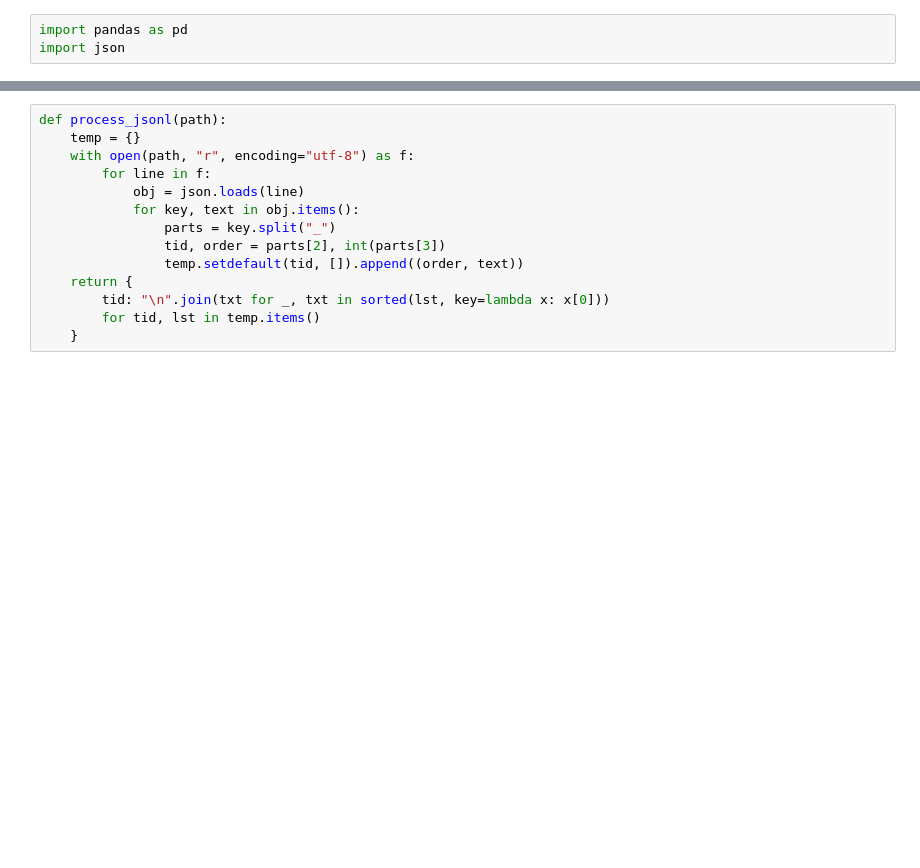
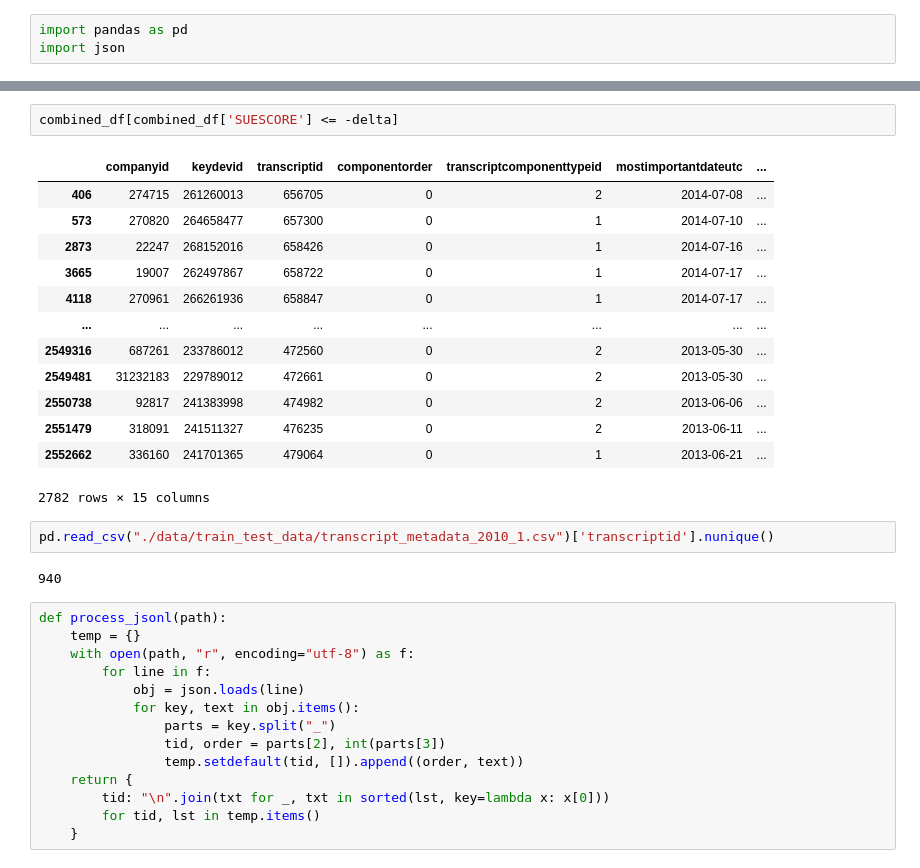
Before and after one commit to Kharasso/surprise_sae, a Jupyter notebook: stats.ipynb, the cells around one changed output, grey strips where cells are left out. Cells and saved outputs as stored; diff of their text form; blank space fills up the shorter version.

```diff
--- a/stats.ipynb
+++ b/stats.ipynb
@@ -4,3 +80,23 @@ import json
+# %%
+combined_df[combined_df['SUESCORE'] <= -delta]
+# %% [output]
+|  | companyid | keydevid | transcriptid | componentorder | transcriptcomponenttypeid | mostimportantdateutc | ... |
+| 406 | 274715 | 261260013 | 656705 | 0 | 2 | 2014-07-08 | ... |
+| 573 | 270820 | 264658477 | 657300 | 0 | 1 | 2014-07-10 | ... |
+| 2873 | 22247 | 268152016 | 658426 | 0 | 1 | 2014-07-16 | ... |
+| 3665 | 19007 | 262497867 | 658722 | 0 | 1 | 2014-07-17 | ... |
+| 4118 | 270961 | 266261936 | 658847 | 0 | 1 | 2014-07-17 | ... |
+| ... | ... | ... | ... | ... | ... | ... | ... |
+| 2549316 | 687261 | 233786012 | 472560 | 0 | 2 | 2013-05-30 | ... |
+| 2549481 | 31232183 | 229789012 | 472661 | 0 | 2 | 2013-05-30 | ... |
+| 2550738 | 92817 | 241383998 | 474982 | 0 | 2 | 2013-06-06 | ... |
+| 2551479 | 318091 | 241511327 | 476235 | 0 | 2 | 2013-06-11 | ... |
+| 2552662 | 336160 | 241701365 | 479064 | 0 | 1 | 2013-06-21 | ... |
+2782 rows × 15 columns
+# %%
+pd.read_csv("./data/train_test_data/transcript_metadata_2010_1.csv")['transcriptid'].nunique()
+# %% [output]
+940
 # %%
 def process_jsonl(path):
     temp = {}
```
Also changed, not shown: parts of 4 cells of this notebook, 8 other files.
